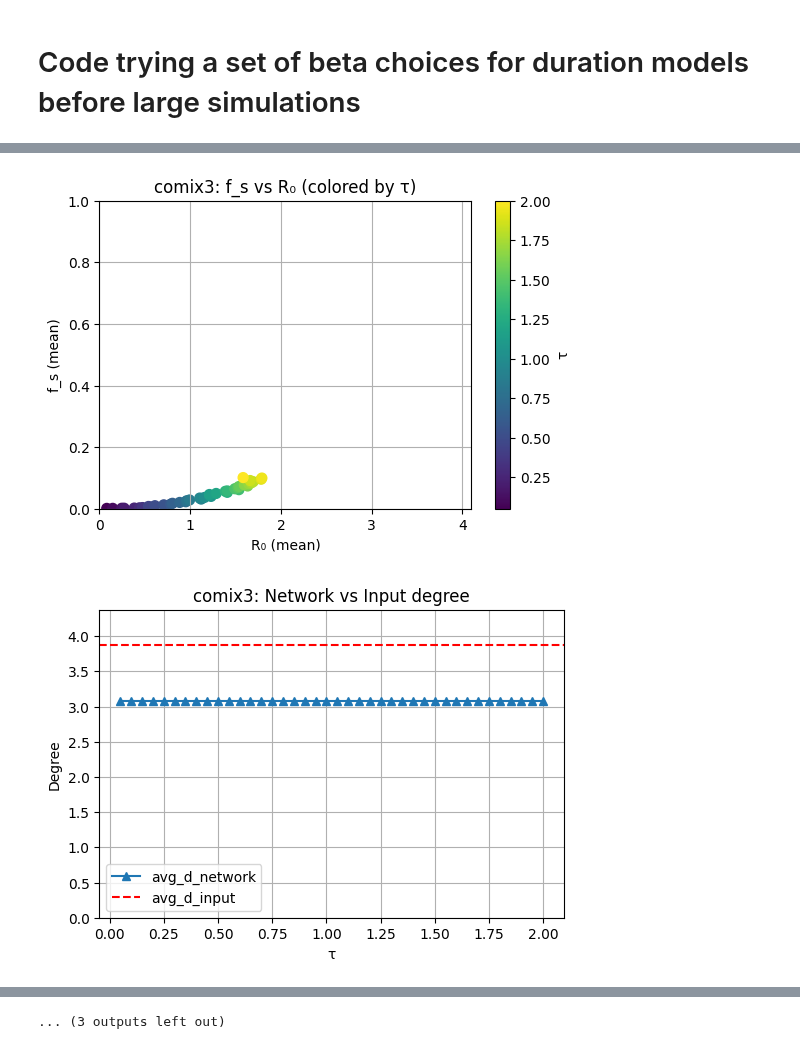
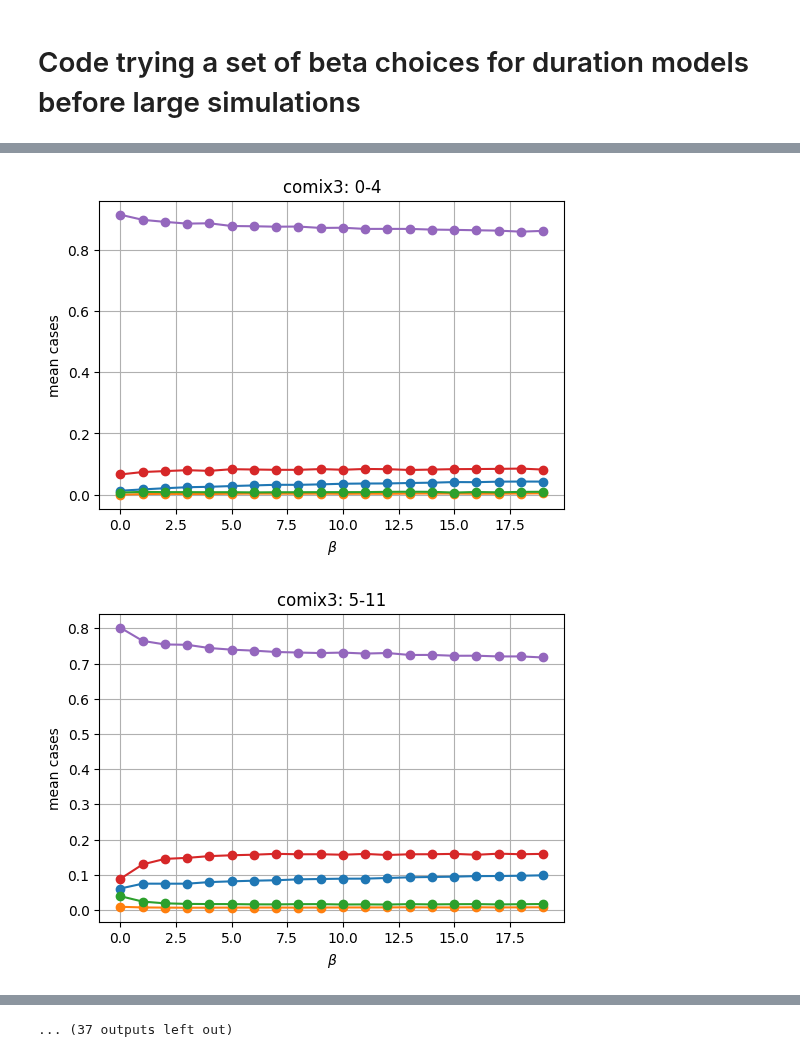
Before and after one commit to LukeMurrayKearney/Data-Driven-Networks-Code, a Jupyter notebook: duration+ages/beta_choices.ipynb, the cells around one changed output, grey strips where cells are left out. Cells and saved outputs as stored; diff of their text form; code cells hidden in the pictures.

```diff
--- a/duration+ages/beta_choices.ipynb
+++ b/duration+ages/beta_choices.ipynb
@@ -13,25 +13,44 @@ import matplotlib.pyplot as plt
 import json
 
 datas = ['comix3','comixa','comixb','comixc','poly']
+n=100_000
+
+bucket_labels = ['0-4', '5-11', '12-17', '18-29', '30-39', '40-49', '50-59', '60-69', '70+']
+duration_labels = ['0-5 mins', '5-15 mins', '15-60 mins', '1-4 hours', '4+ hours']
 
 for data in datas:
-    with open(f'sims/{data}_0.json', 'r') as f:
+    with open(f'sims/{data}_20.json', 'r') as f:
         res = json.load(f)
 
     # Extract from your dictionary
     taus = np.array(res["taus"])
-    r0 = np.array(res["r0"])           # shape (len(taus), iterations)
+    r0 = np.array(res["r0"])
+    r02 = np.array(res["r02"])
+    r03 = np.array(res["r03"])
     fs = np.array(res["fs"])           # shape (len(taus), iterations)
+    tmp = res["age_dur_sc"]
     avg_d_network = np.array(res["avg_d_network"])
     avg_d_input = res["avg_d_input"]/n   # scalar
 
     # Average across iterations
     r0_mean = [np.mean([b for b in a if b>0]) for a in r0]
+    r02_mean = [np.mean([b for b in a if b>0]) for a in r02]
+    r03_mean = [np.mean([b for b in a if b>0]) for a in r03]
     fs_mean = [np.mean([b for b in a if b>0]) for a in fs]
+    tmp_a = {}
+    for i, t in enumerate(taus):
+        tmp_a[t] = np.array([b for b in tmp[i] if len(b)>0])
+    keys = list(tmp_a.keys())
+    keys.sort()
+    dur_breakdown = []
+    for key in keys:
+        dur_breakdown.append(np.mean([[sum(b) for b in a] for a in tmp_a[key]], axis=0))
 
     # 1) R0 vs taus
     plt.figure(figsize=(6,4))
     plt.plot(taus, r0_mean, marker='o')
+    plt.plot(taus, r02_mean, marker='o')
+    plt.plot(taus, r03_mean, marker='o')
     plt.xlabel("τ")
     plt.ylabel("R₀ (mean across iterations)")
     plt.title(f"{data}: R₀ vs τ")
@@ -39,15 +58,23 @@ for data in datas:
     plt.grid(True)
     plt.show()
 
-    # # 2) fs vs taus
-    # plt.figure(figsize=(6,4))
-    # plt.plot(taus, fs_mean, marker='s', color='orange')
-    # plt.xlabel("τ")
-    # plt.ylabel("f_s (mean)")
-    # plt.title(f"{data}: f_s vs τ")
-    # plt.ylim(0, 1)
-    # plt.grid(True)
-    # plt.show()
+    new_age = np.zeros((9, 5, len(dur_breakdown)))
+    for i, _ in enumerate(dur_breakdown):
+        for j in range(9):
+            for k in range(5):
+                new_age[j][k][i] = dur_breakdown[i][j][k]
+    for age, tmp in enumerate(new_age):
+        plt.figure(figsize=(6,4))
+        for j in range(5):
+            plt.plot(range(len(tmp[j])), [a/sum([b[idx] for b in tmp]) for idx, a in enumerate(tmp[j])], marker='o', label=f"{duration_labels[j]}")
+        plt.xlabel(r"$\beta$")
+        plt.ylabel("mean cases")
+        plt.title(f"{data}: {bucket_labels[age]}")
+        # plt.ylim(0, 4.1)
+        # plt.legend()
+        plt.grid(True)
+        plt.show()
+        plt.close()
 
     # 3) fs vs R0
     plt.figure(figsize=(6,4))
@@ -77,2 +104,2 @@ for data in datas:
-[figure, old version]
+[figure, new version]
-[figure, old version]
+[figure, new version]
@@ -88 +115 @@ for data in datas:
-... (3 outputs left out)
+... (37 outputs left out)
```
Also changed, not shown: parts of 1 cell of this notebook, 5 other files.
